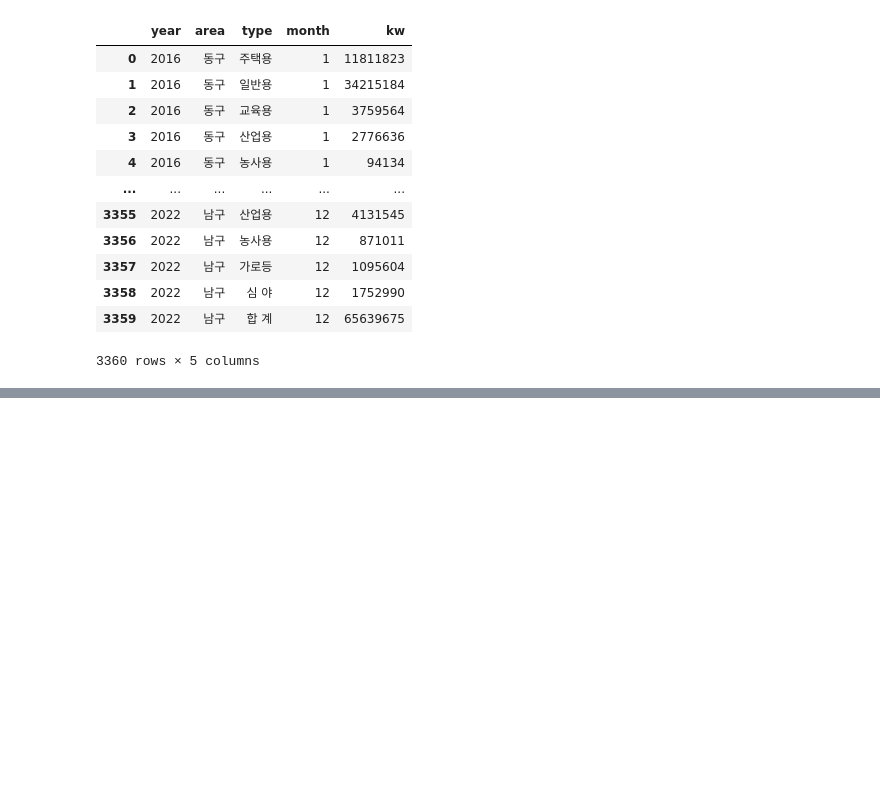
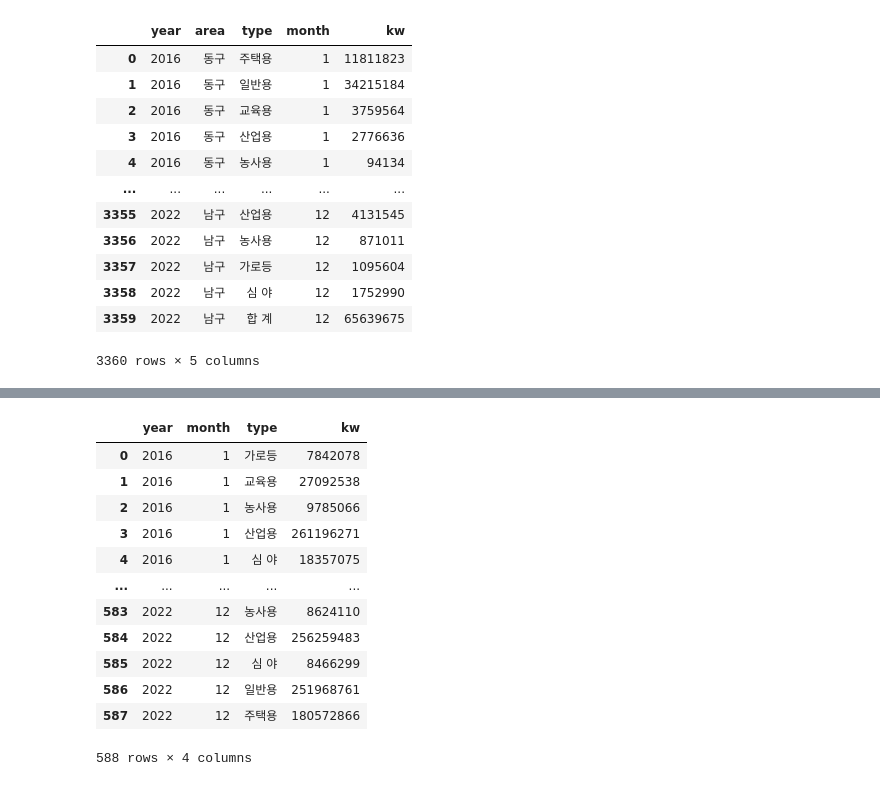
Before and after one commit to ThatHomr/Project_3, a Jupyter notebook: psj_reference/elec_16_22.ipynb, the cells around one changed output, grey strips where cells are left out. Saved outputs shown, nothing was run; the diff lists cells and outputs as text; code cells hidden in the pictures; blank space fills up the shorter version.

```diff
--- a/psj_reference/elec_16_22.ipynb
+++ b/psj_reference/elec_16_22.ipynb
@@ -212,0 +160,18 @@ gj_elec_df.to_csv("gj_elec_df.csv")
+# %%
+df.drop(columns='Unnamed: 0', inplace=True)
+# %%
+df
+# %% [output]
+|  | year | month | type | kw |
+| 0 | 2016 | 1 | 가로등 | 7842078 |
+| 1 | 2016 | 1 | 교육용 | 27092538 |
+| 2 | 2016 | 1 | 농사용 | 9785066 |
+| 3 | 2016 | 1 | 산업용 | 261196271 |
+| 4 | 2016 | 1 | 심 야 | 18357075 |
+| ... | ... | ... | ... | ... |
+| 583 | 2022 | 12 | 농사용 | 8624110 |
+| 584 | 2022 | 12 | 산업용 | 256259483 |
+| 585 | 2022 | 12 | 심 야 | 8466299 |
+| 586 | 2022 | 12 | 일반용 | 251968761 |
+| 587 | 2022 | 12 | 주택용 | 180572866 |
+588 rows × 4 columns
```
Also changed, not shown: parts of 19 cells of this notebook, 2 other files.
